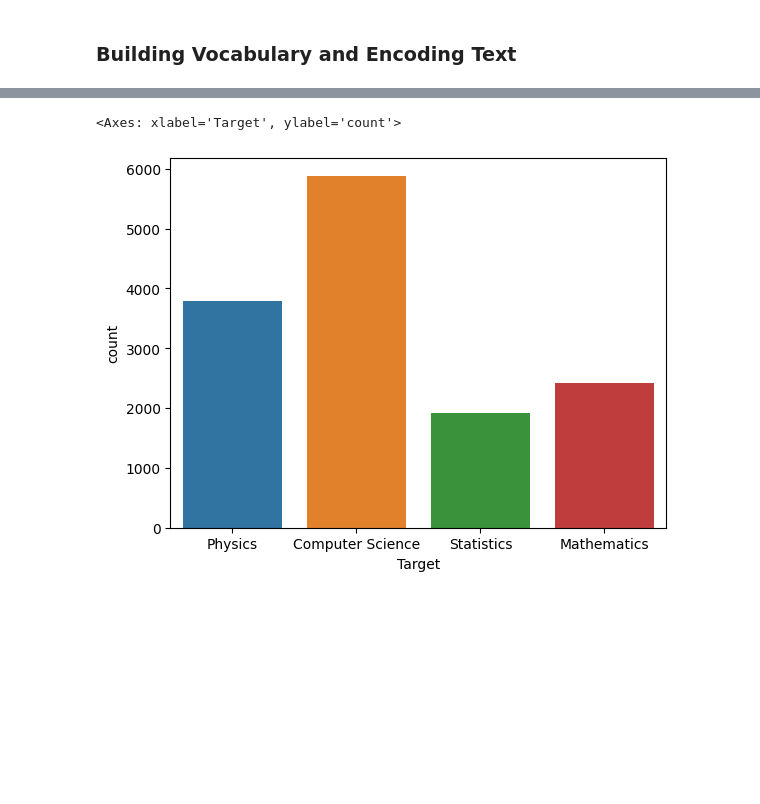
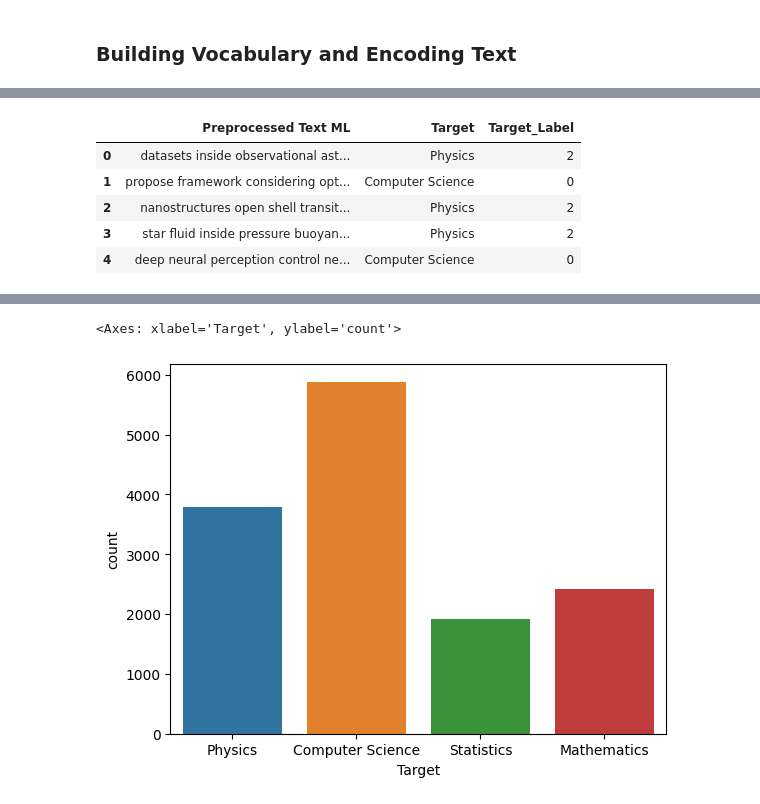
Before and after one commit to gulomovazukhrakhon/IU-Projects, a Jupyter notebook: NLP_Project/text-classification-for-topic-modelling.ipynb, the cells around one changed output, grey strips where cells are left out. Saved outputs shown, nothing was run; the diff lists cells and outputs as text; code cells hidden in the pictures; blank space fills up the shorter version.

```diff
--- a/NLP_Project/text-classification-for-topic-modelling.ipynb
+++ b/NLP_Project/text-classification-for-topic-modelling.ipynb
@@ -161,0 +160,10 @@ train_df.head()
+# %%
+df_ml = train_df[['Preprocessed Text ML', 'Target', 'Target_Label']]
+df_ml.head()
+# %% [output]
+|  | Preprocessed Text ML | Target | Target_Label |
+| 0 | datasets inside observational ast... | Physics | 2 |
+| 1 | propose framework considering opt... | Computer Science | 0 |
+| 2 | nanostructures open shell transit... | Physics | 2 |
+| 3 | star fluid inside pressure buoyan... | Physics | 2 |
+| 4 | deep neural perception control ne... | Computer Science | 0 |
```
Also changed, not shown: parts of 41 cells of this notebook.
